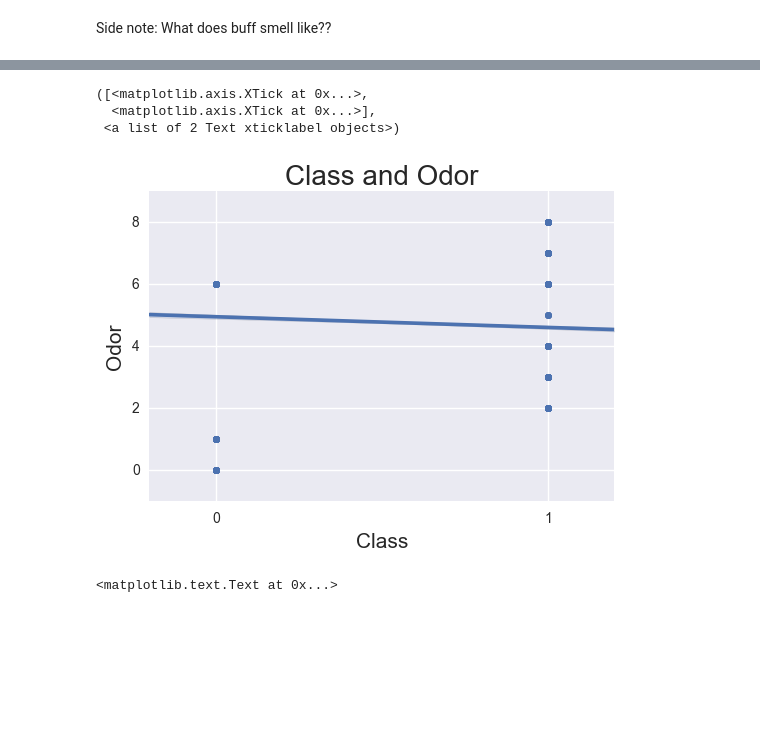
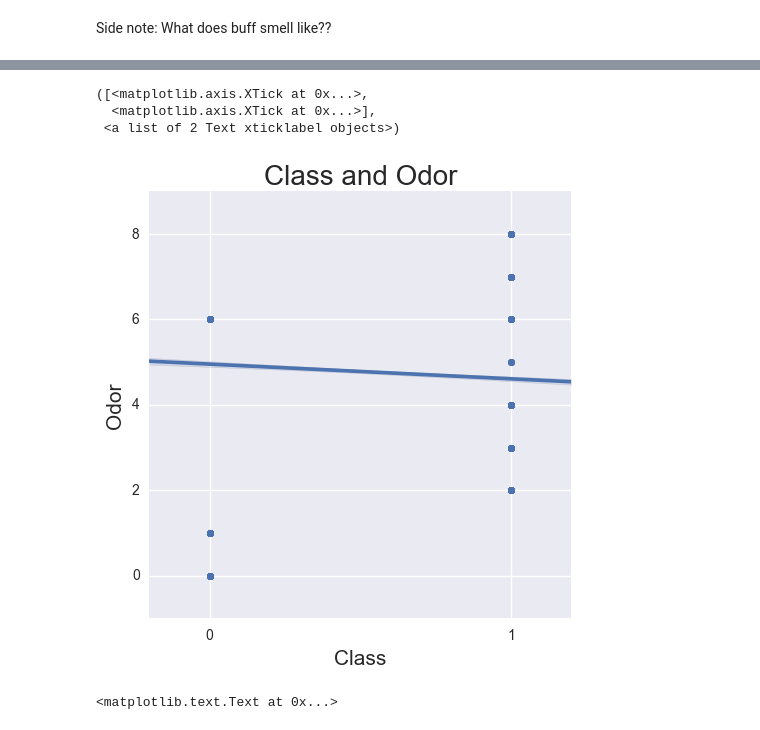
Before and after one commit to eliz79/IS362, a Jupyter notebook: Week13.ipynb, the cells around one changed output, grey strips where cells are left out. Saved outputs shown, nothing was run; the diff lists cells and outputs as text; code cells hidden in the pictures; blank space fills up the shorter version.

```diff
--- a/Week13.ipynb
+++ b/Week13.ipynb
@@ -9,12 +9,6 @@ import matplotlib as mpl
 import matplotlib.pyplot as plt
 %matplotlib inline
 import seaborn as sns
-
-cols = ['Class_Type', 'cap-shape', 'cap-surface', 'cap-color', 'bruises', 'Odor'
-        , 'gill-attachment', 'gill-space' , 'gill-size', 'Gill_Color', 'stalk-shape'
-        , 'stalk-root', 'stalk-sur-above', 'stalk-sur-below', 'stalk-col-above'
-        , 'stalk-col-below', 'veil-type', 'veil-color', 'ring-num', 'ring-type'
-        , 'spore', 'pop', 'habitat']
 
 eat = {'number': {'e': 0, 'p':1}, 'name': {'e': 'Edible', 'p': 'Poisonous'}}
 
@@ -27,16 +21,13 @@ color = {'number': {'k':0,'n':1,'b':2,'h':3,'g':4,'r':5,
              'name': {'k':'Black','n':'Brown','b':'Buff','h':'Chocolate','g':'Gray','r':'Green',
          'o':'Orange','p':'Pink','u':'Purple','e':'Red','w':'White','y':'Yellow'}}
 
+cols = ['Class_Type', 'Odor', 'Gill_Color']
+colname = ['Class_Name', 'Odor_Name', 'Gill_Color_Name']
 
-df = pd.read_table('/Users/Maureen/Desktop/GitHub/IS362/mushroom.txt', delimiter=',', header=None)
-df.columns = cols
+shroom = pd.read_table('/Users/Maureen/Desktop/GitHub/IS362/mushroom.txt', delimiter=',', header=None, usecols=[0,5,9])
+shroom.columns = cols
 
-colname = ['Class_Name', 'Odor_Name', 'Gill_Color_Name']
-#shroom = df[['classes', 'odor', 'gillcolor']]
-#this gave me warnings when I tried to map new values, told me to use .loc instead
-
-shroom = df.loc[:, ['Class_Type', 'Odor', 'Gill_Color']]
-shroom2 = df.loc[:, ['Class_Type', 'Odor', 'Gill_Color']]
+shroom2 = shroom.copy()
 shroom2.columns = colname
 shroom = pd.concat([shroom, shroom2], axis=1)
 shroom.Class_Type = shroom.Class_Type.map(eat['number'])
@@ -106,14 +77,14 @@ sns.stripplot(x='Class_Type', y='Odor', data=shroom)
 # %%
-d = sns.regplot(x='Class_Type', y="Odor", data=shroom)
+d = sns.lmplot(x='Class_Type', y="Odor", data=shroom)
 plt.title('Class and Odor', fontsize=20)
 plt.xlabel("Class",size = 15)
 plt.ylabel("Odor",size = 15)
 plt.xticks([0, 1])
 # %% [output]
 ([<matplotlib.axis.XTick at 0x...>,
   <matplotlib.axis.XTick at 0x...>],
  <a list of 2 Text xticklabel objects>)
-[figure, old version]
+[figure, new version]
 # %%
 e = sns.lmplot(x='Gill_Color', y="Odor", data=shroom, hue='Class_Type')
 plt.title('Gill Color and Odor', fontsize=20)
```
Also changed, not shown: parts of 5 cells of this notebook.
